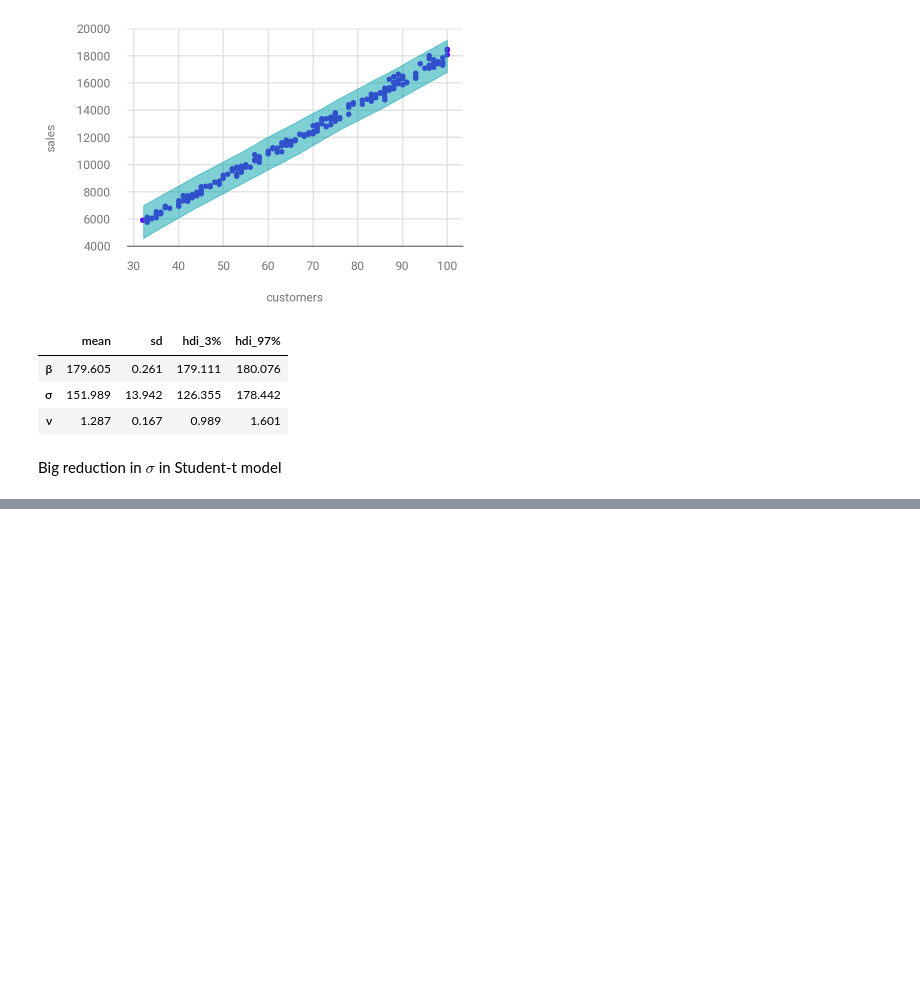
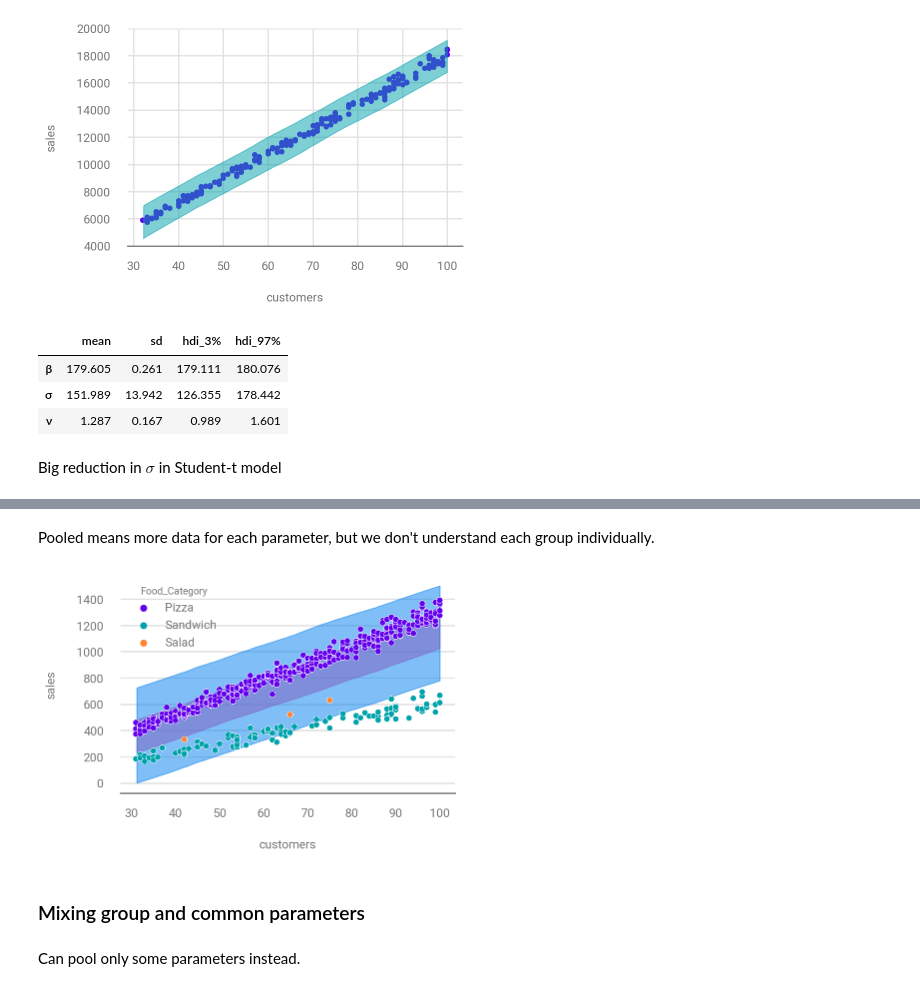
Before and after one commit to paw-lu/bayesian-modeling-computation-python, a Jupyter notebook: notebooks/4_extending_linear_models.ipynb, the cells around one changed output, grey strips where cells are left out. Cells and saved outputs as stored; diff of their text form; code cells hidden in the pictures; blank space fills up the shorter version.

```diff
--- a/notebooks/4_extending_linear_models.ipynb
+++ b/notebooks/4_extending_linear_models.ipynb
@@ -352,0 +457,27 @@ Big reduction in $\sigma$ in Student-t model
+# %% [markdown]
+Pooled means more data for each parameter,
+but we don't understand each group individually.
+# %%
+_, ax = plt.subplots()
+
+for i, hdi_prob in enumerate([0.50, 0.95]):
+    az.plot_hdi(
+        customers,
+        inf_data_sales_pooled["posterior_predictive"]["sales"],
+        hdi_prob=hdi_prob,
+        ax=ax,
+        color=f"C{i + 3}",
+    )
+sales_df.pipe(
+    (sns.scatterplot, "data"),
+    x="customers",
+    y="sales",
+    hue="Food_Category",
+    ax=ax,
+);
+# %% [output]
+[figure, added]
+# %% [markdown]
+### Mixing group and common parameters
+# %% [markdown]
+Can pool only some parameters instead.
```
Also changed, not shown: parts of 17 cells of this notebook, 1 other file.
